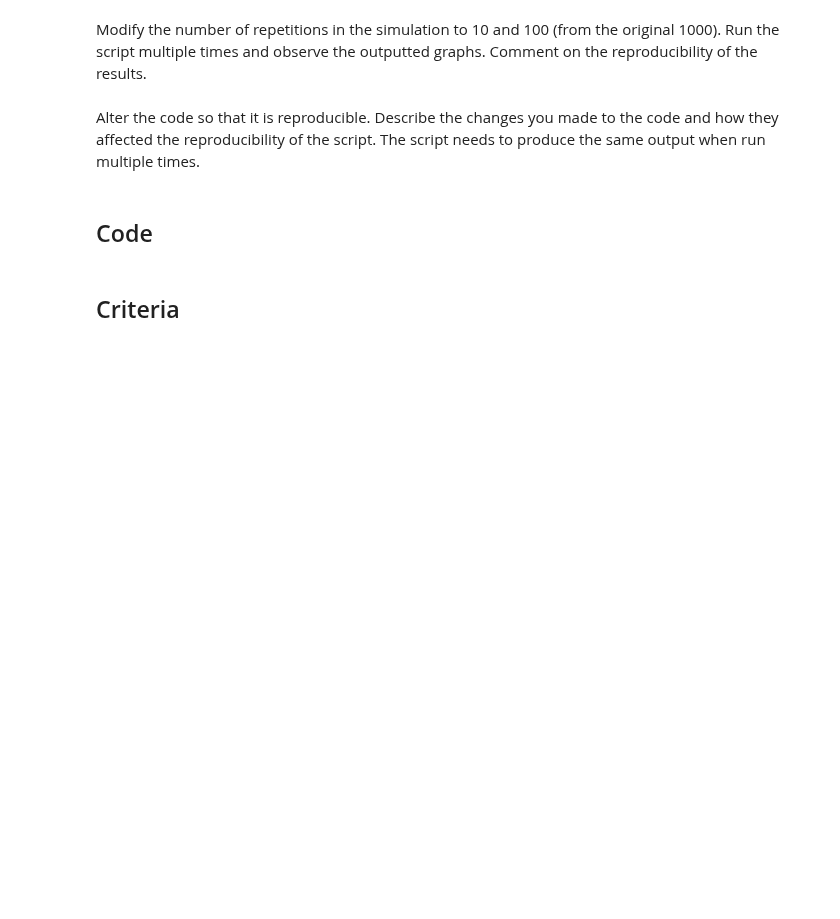
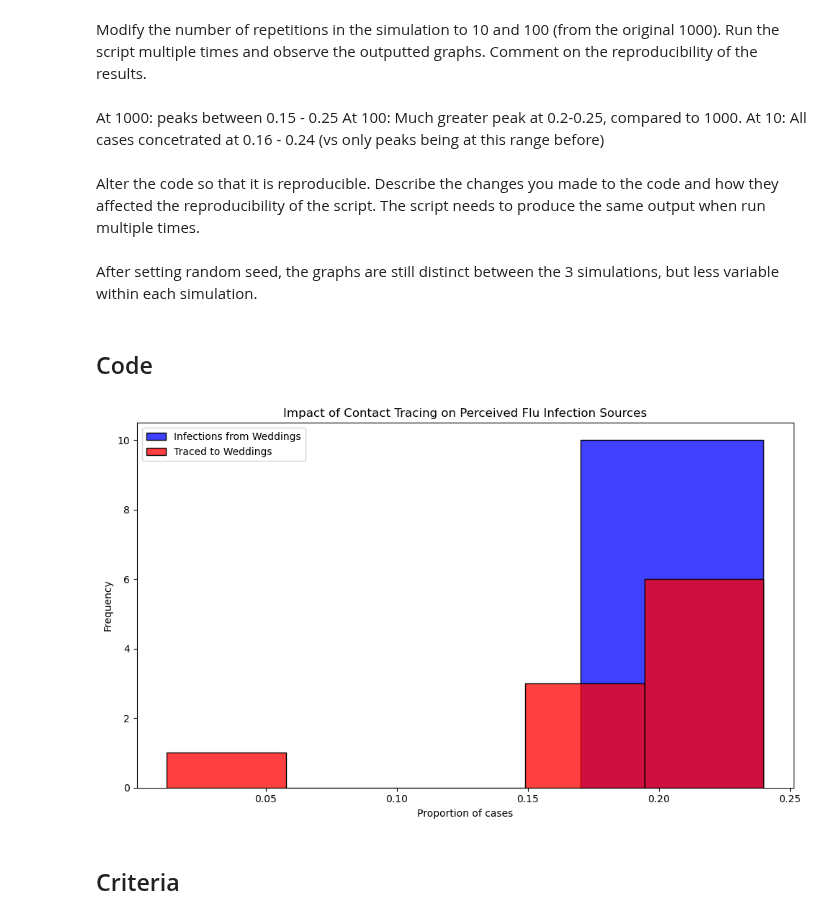
Before and after one commit to UofT-DSI/sampling, a Jupyter notebook: 02_activities/assignments/a1_sampling_and_reproducibility.ipynb, the cells around one changed output. Drawn from its saved outputs; the diff is of its cells as text; code cells hidden in the pictures; blank space fills up the shorter version.

```diff
--- a/02_activities/assignments/a1_sampling_and_reproducibility.ipynb
+++ b/02_activities/assignments/a1_sampling_and_reproducibility.ipynb
@@ -7,7 +21,13 @@ Examine the code below. Identify all stages at which sampling is occurring in th
 # %% [markdown]
 Modify the number of repetitions in the simulation to 10 and 100 (from the original 1000). Run the script multiple times and observe the outputted graphs. Comment on the reproducibility of the results.
+# %% [markdown]
+At 1000: peaks between 0.15 - 0.25
+At 100: Much greater peak at 0.2-0.25, compared to 1000.
+At 10: All cases concetrated at 0.16 - 0.24 (vs only peaks being at this range before)
 # %% [markdown]
 Alter the code so that it is reproducible. Describe the changes you made to the code and how they affected the reproducibility of the script. The script needs to produce the same output when run multiple times.
+# %% [markdown]
+After setting random seed, the graphs are still distinct between the 3 simulations, but less variable within each simulation.
 # %% [markdown]
 ## Code
 # %%
@@ -24,6 +44,9 @@ import seaborn as sns
 # these deprecations. Always consider reviewing and removing this suppression after significant library updates.
 import warnings
 warnings.simplefilter(action='ignore', category=FutureWarning)
+
+# Edit for reproducibility
+np.random.seed(42)
 
 # Constants representing the parameters of the model
 ATTACK_RATE = 0.10
@@ -66,34 +89,36 @@ def simulate_event(m):
   # Secondary contact tracing based on event attendance
   event_trace_counts = ppl[ppl['traced'] == True]['event'].value_counts()
   events_traced = event_trace_counts[event_trace_counts >= SECONDARY_TRACE_THRESHOLD].index
   ppl.loc[ppl['event'].isin(events_traced) & ppl['infected'], 'traced'] = True
 
   # Calculate proportions of infections and traces attributed to each event type
   ppl['event_type'] = ppl['event'].str[0]  # 'w' for wedding, 'b' for brunch
   wedding_infections = sum(ppl['infected'] & (ppl['event_type'] == 'w'))
   brunch_infections = sum(ppl['infected'] & (ppl['event_type'] == 'b'))
   p_wedding_infections = wedding_infections / (wedding_infections + brunch_infections)
 
   wedding_traces = sum(ppl['infected'] & ppl['traced'] & (ppl['event_type'] == 'w'))
   brunch_traces = sum(ppl['infected'] & ppl['traced'] & (ppl['event_type'] == 'b'))
   p_wedding_traces = wedding_traces / (wedding_traces + brunch_traces)
 
   return p_wedding_infections, p_wedding_traces
 
 # Run the simulation 1000 times
-results = [simulate_event(m) for m in range(1000)]
+results = [simulate_event(m) for m in range(10)]
 props_df = pd.DataFrame(results, columns=["Infections", "Traces"])
 
 # Plotting the results
 plt.figure(figsize=(10, 6))
 sns.histplot(props_df['Infections'], color="blue", alpha=0.75, binwidth=0.05, kde=False, label='Infections from Weddings')
 sns.histplot(props_df['Traces'], color="red", alpha=0.75, binwidth=0.05, kde=False, label='Traced to Weddings')
 plt.xlabel("Proportion of cases")
 plt.ylabel("Frequency")
 plt.title("Impact of Contact Tracing on Perceived Flu Infection Sources")
 plt.legend()
 plt.tight_layout()
 plt.show()
+# %% [output]
+[figure, added]
 # %% [markdown]
 ## Criteria
 # %% [markdown]
```
Also changed, not shown: parts of 1 cell of this notebook.
